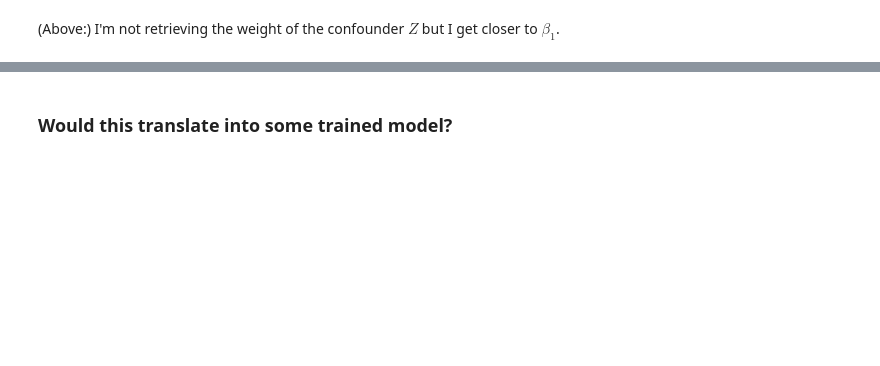
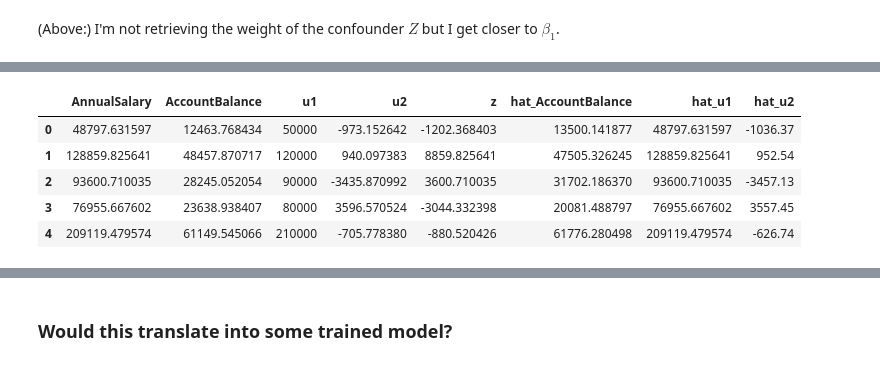
Before and after one commit to cc-jalvarez/counterfactual-situation-testing, a Jupyter notebook: synthetic_scf.ipynb, the cells around one changed output, grey strips where cells are left out. Cells and saved outputs as stored; diff of their text form; code cells hidden in the pictures; blank space fills up the shorter version.

```diff
--- a/synthetic_scf.ipynb
+++ b/synthetic_scf.ipynb
@@ -336,5 +384,6 @@ print(hat_beta0)
 #from sklearn.linear_model import LinearRegression
 model2 = LinearRegression(fit_intercept=True, normalize=False)
 # %%
-# this is X
-np.array(data2[['AnnualSalary', 'z']].copy())
+x2 = np.array(data2[['AnnualSalary', 'z']].copy())#.reshape((1, -1))
+print(x2.shape)
+x2
@@ -346,0 +399,3 @@ print(y.shape)
+# %%
+# fit model with 'observed' confounder
+model2.fit(x2, y)
@@ -347,6 +404,4 @@ print(y.shape)
 # %%
-model2.fit(x, y)
-
 hat_beta1 = model2.coef_[0]
 print(hat_beta1)
 
@@ -367,3 +438,3 @@ scf_data.head(5)
 # %%
-scf_data['hat_AccountBalance'] = model.predict(x)
+scf_data['hat_AccountBalance'] = model2.predict(x2)
 scf_data.head(5)
@@ -370,6 +448,13 @@ scf_data.head(5)
 # %%
 scf_data['hat_u1'] = scf_data['AnnualSalary']
-scf_data['hat_u2'] = round(scf_data['AccountBalance'] - model.predict(x), 2)
+scf_data['hat_u2'] = round(scf_data['AccountBalance'] - model2.predict(x2), 2)
 scf_data.head(5)
+# %% [output]
+|  | AnnualSalary | AccountBalance | u1 | u2 | z | hat_AccountBalance | hat_u1 | hat_u2 |
+| 0 | 48797.631597 | 12463.768434 | 50000 | -973.152642 | -1202.368403 | 13500.141877 | 48797.631597 | -1036.37 |
+| 1 | 128859.825641 | 48457.870717 | 120000 | 940.097383 | 8859.825641 | 47505.326245 | 128859.825641 | 952.54 |
+| 2 | 93600.710035 | 28245.052054 | 90000 | -3435.870992 | 3600.710035 | 31702.186370 | 93600.710035 | -3457.13 |
+| 3 | 76955.667602 | 23638.938407 | 80000 | 3596.570524 | -3044.332398 | 20081.488797 | 76955.667602 | 3557.45 |
+| 4 | 209119.479574 | 61149.545066 | 210000 | -705.778380 | -880.520426 | 61776.280498 | 209119.479574 | -626.74 |
 # %%
 # under this, we would overestimate u2
```
Also changed, not shown: parts of 26 cells of this notebook, 1 other file.
